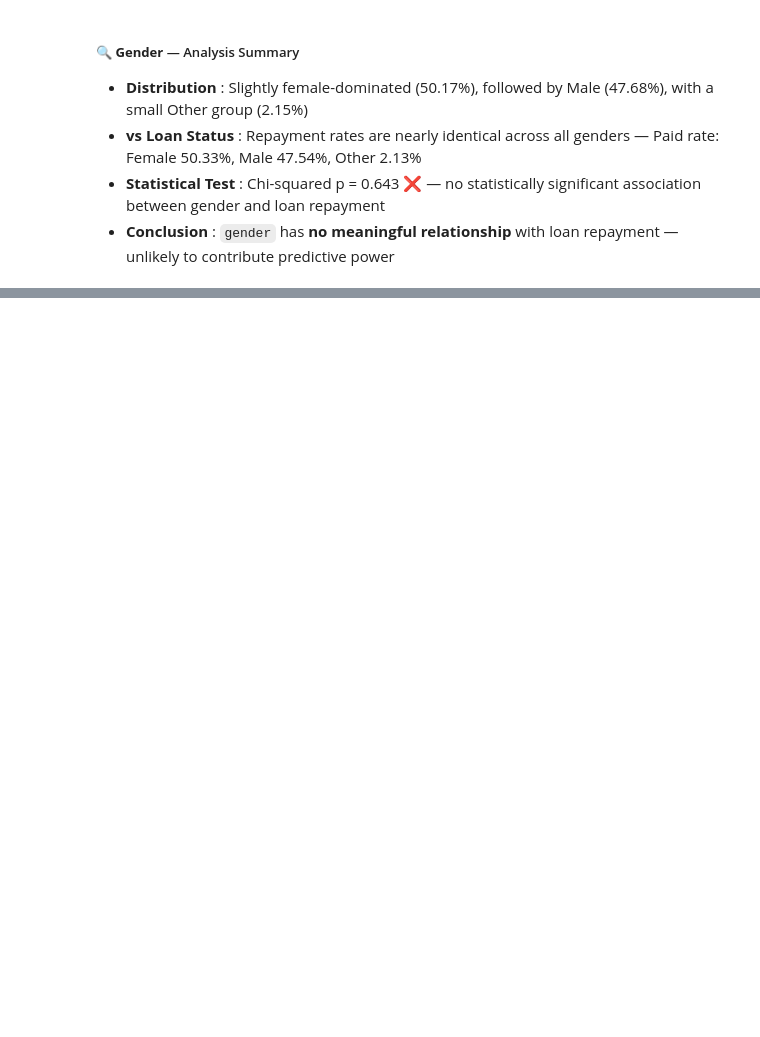
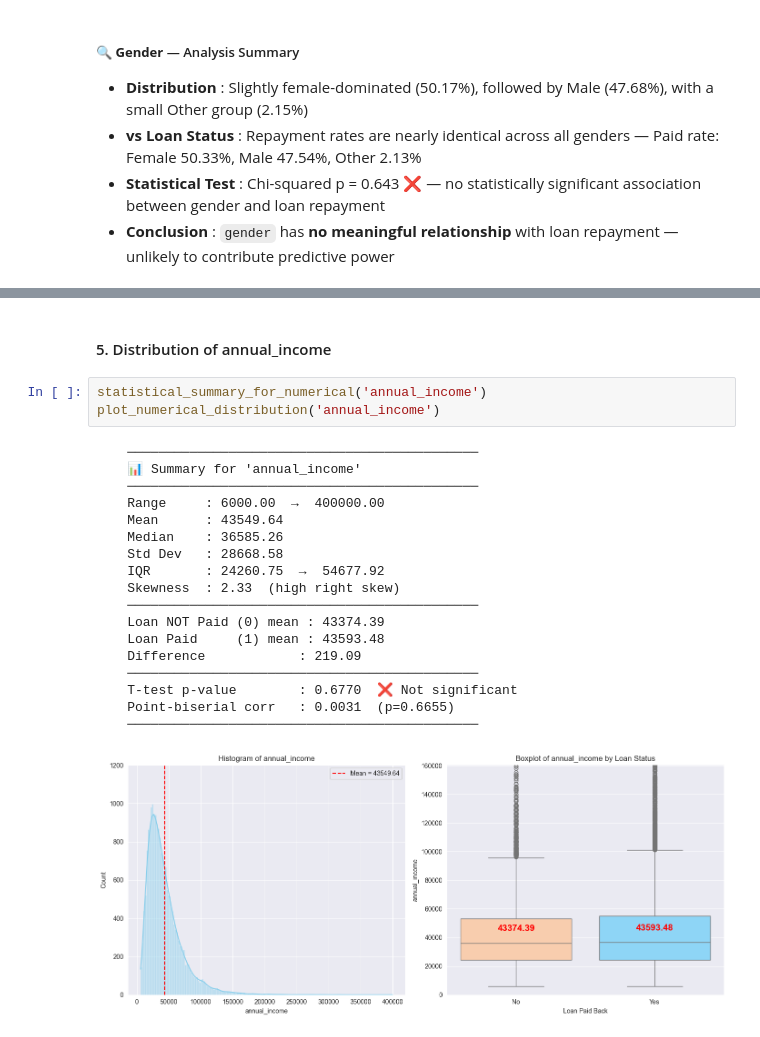
Before and after one commit to AshenFdo/Loan-Eligibility-Prediction, a Jupyter notebook: notebook/EDA_Loan_Approval.ipynb, the cells around one changed output, grey strips where cells are left out. Drawn from its saved outputs; the diff is of its cells as text; blank space fills up the shorter version.

```diff
--- a/notebook/EDA_Loan_Approval.ipynb
+++ b/notebook/EDA_Loan_Approval.ipynb
@@ -255,0 +416,24 @@ Degrees of Freedom : 2
+# %% [markdown]
+#### 5. Distribution of annual_income
+# %%
+statistical_summary_for_numerical('annual_income')
+plot_numerical_distribution('annual_income')
+# %% [output]
+    ─────────────────────────────────────────────
+    📊 Summary for 'annual_income'
+    ─────────────────────────────────────────────
+    Range     : 6000.00  →  400000.00
+    Mean      : 43549.64
+    Median    : 36585.26
+    Std Dev   : 28668.58
+    IQR       : 24260.75  →  54677.92
+    Skewness  : 2.33  (high right skew)
+    ─────────────────────────────────────────────
+    Loan NOT Paid (0) mean : 43374.39
+    Loan Paid     (1) mean : 43593.48
+    Difference            : 219.09
+    ─────────────────────────────────────────────
+    T-test p-value        : 0.6770  ❌ Not significant
+    Point-biserial corr   : 0.0031  (p=0.6655)
+    ─────────────────────────────────────────────
+[figure, added]
```
Also changed, not shown: parts of 62 cells of this notebook, 1 other file.
